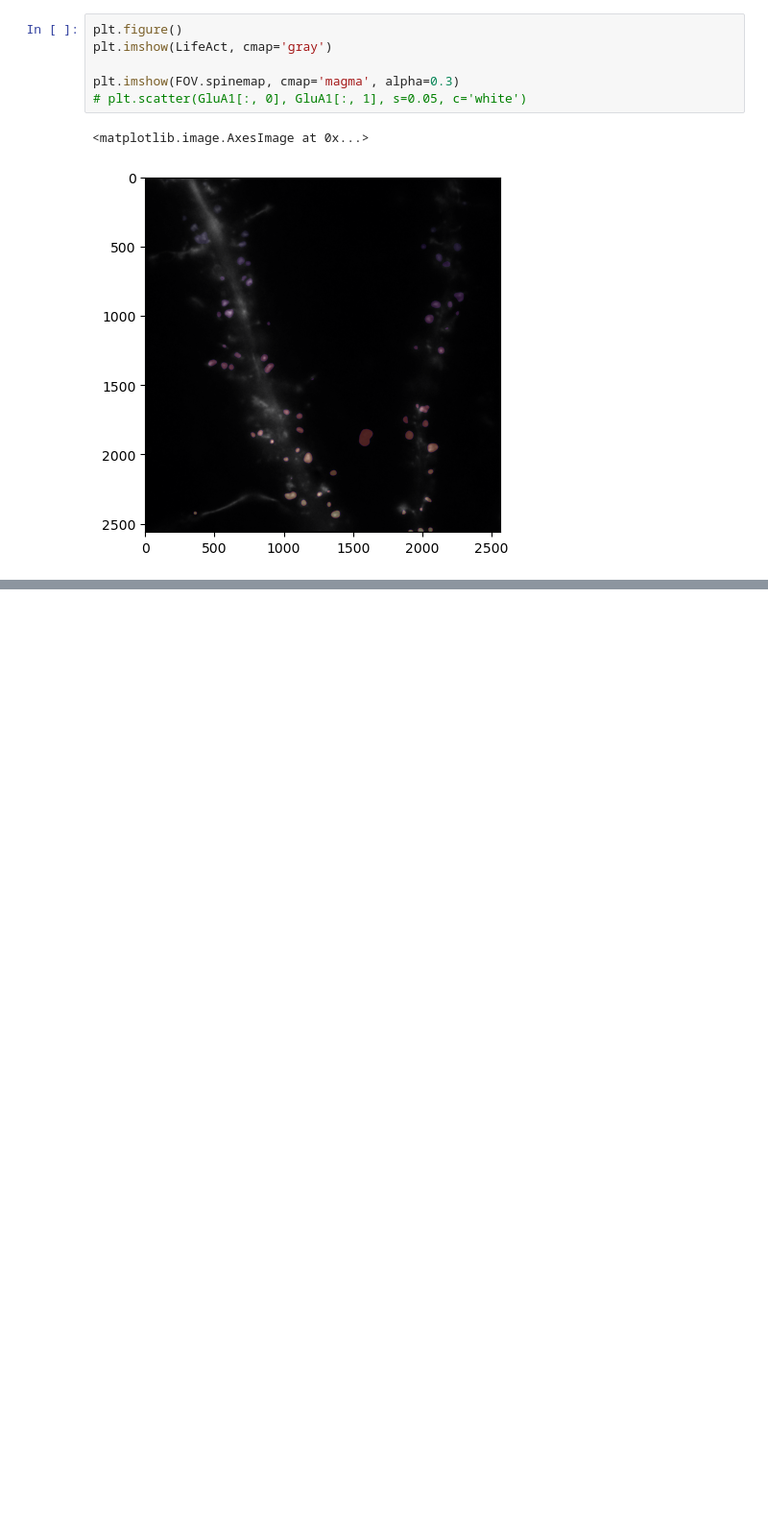
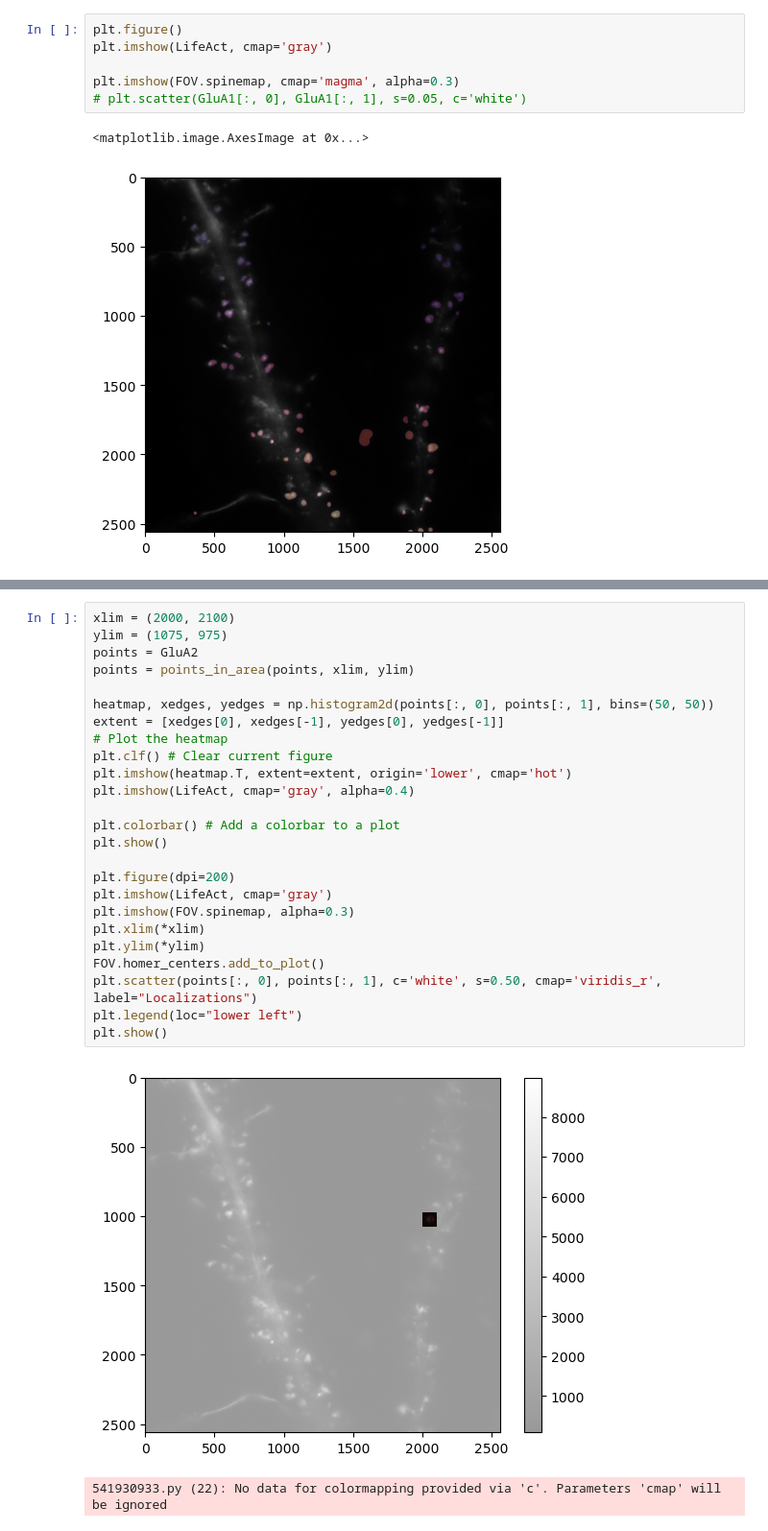
Before and after one commit to Max-Winga/Selvin-Lab-qPAINT-Segmentation, a Jupyter notebook: qPAINT_Segmentation/Experimenting.ipynb, the cells around one changed output, grey strips where cells are left out. Shown at 96% size. Cells and saved outputs as stored; diff of their text form; blank space fills up the shorter version.

```diff
--- a/qPAINT_Segmentation/Experimenting.ipynb
+++ b/qPAINT_Segmentation/Experimenting.ipynb
@@ -141,0 +186,28 @@ No FOV attached to cluster, cannot plot homers
+# %%
+xlim = (2000, 2100)
+ylim = (1075, 975)
+points = GluA2
+points = points_in_area(points, xlim, ylim)
+
+heatmap, xedges, yedges = np.histogram2d(points[:, 0], points[:, 1], bins=(50, 50))
+extent = [xedges[0], xedges[-1], yedges[0], yedges[-1]]
+# Plot the heatmap
+plt.clf() # Clear current figure
+plt.imshow(heatmap.T, extent=extent, origin='lower', cmap='hot')
+plt.imshow(LifeAct, cmap='gray', alpha=0.4)
+
+plt.colorbar() # Add a colorbar to a plot
+plt.show()
+
+plt.figure(dpi=200)
+plt.imshow(LifeAct, cmap='gray')
+plt.imshow(FOV.spinemap, alpha=0.3)
+plt.xlim(*xlim)
+plt.ylim(*ylim)
+FOV.homer_centers.add_to_plot()
+plt.scatter(points[:, 0], points[:, 1], c='white', s=0.50, cmap='viridis_r', label="Localizations")
+plt.legend(loc="lower left")
+plt.show()
+# %% [output]
+[figure, added]
+541930933.py (22): No data for colormapping provided via 'c'. Parameters 'cmap' will be ignored
```
Also changed, not shown: parts of 3 cells of this notebook, 1 other file.
